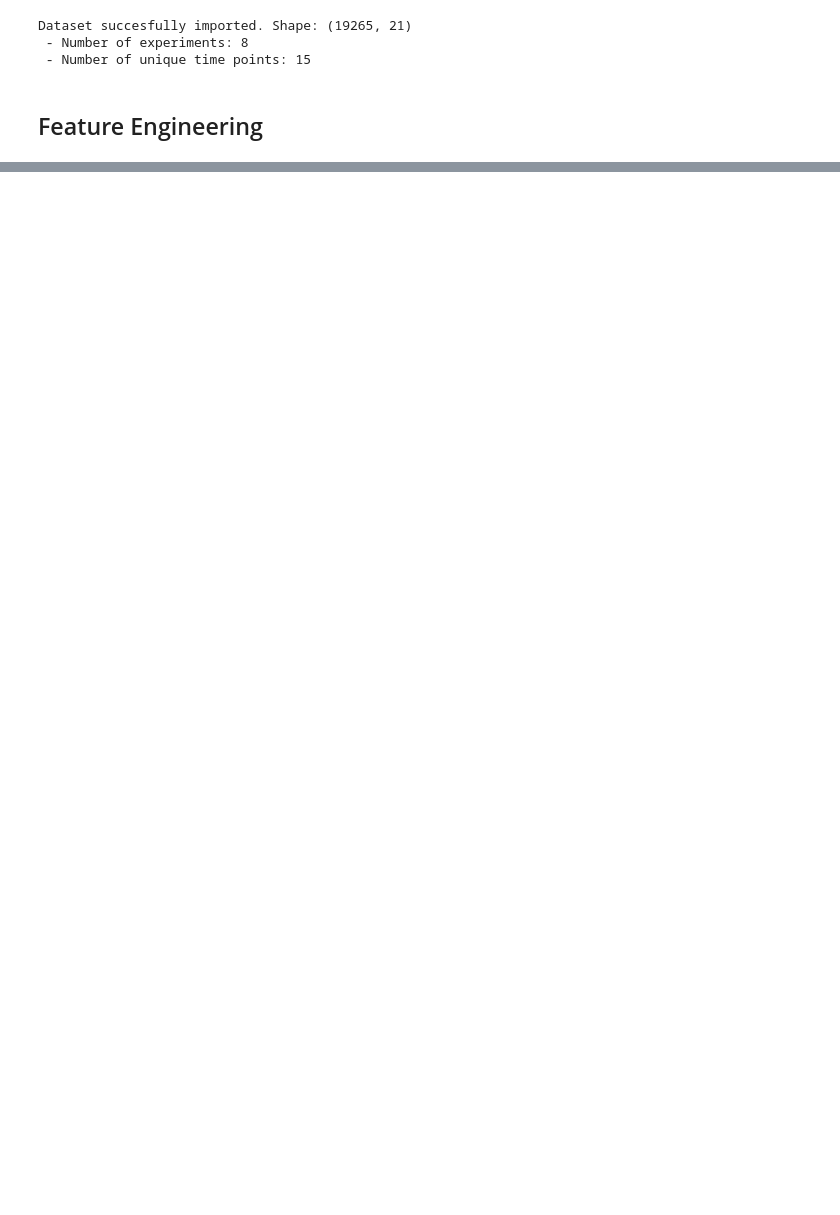
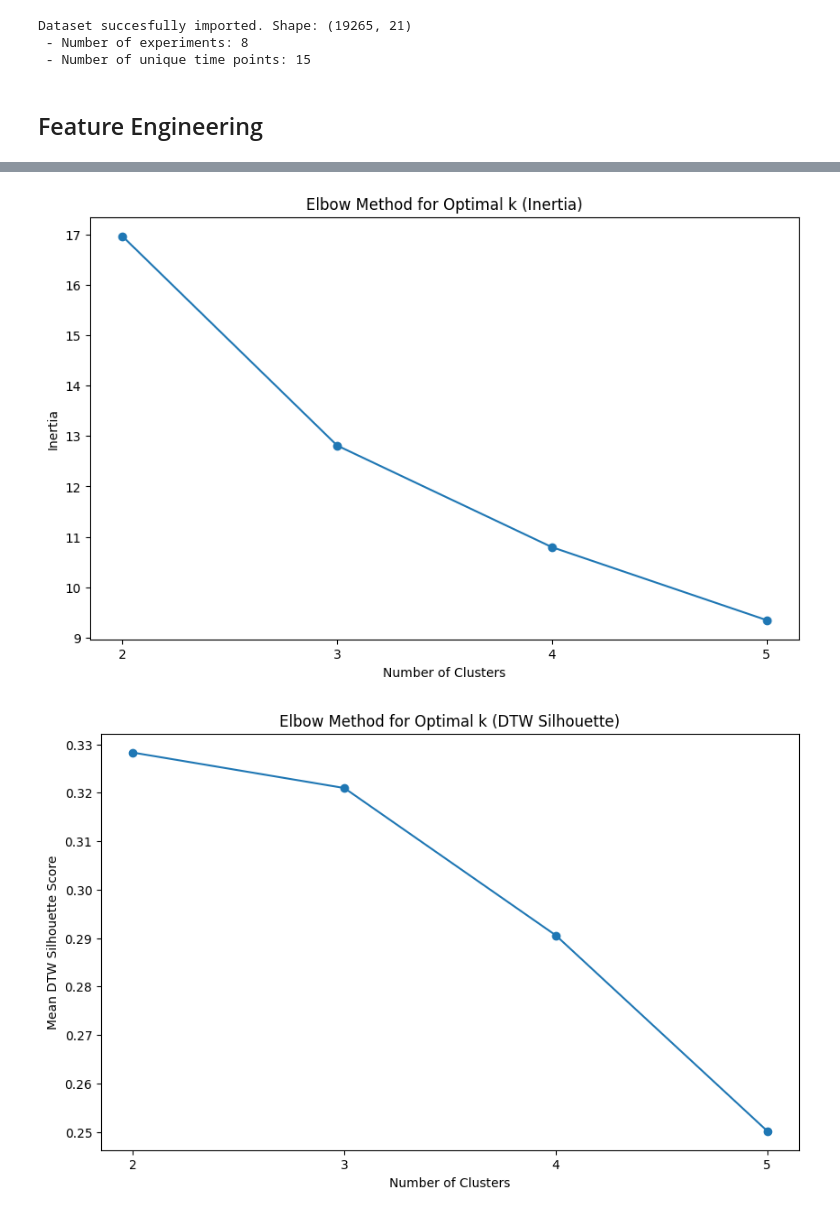
Before and after one commit to ardaergin/RadLab, a Jupyter notebook: clustering/cluster.ipynb, the cells around one changed output, grey strips where cells are left out. Cells and saved outputs as stored; diff of their text form; code cells hidden in the pictures; blank space fills up the shorter version.

```diff
--- a/clustering/cluster.ipynb
+++ b/clustering/cluster.ipynb
@@ -381,0 +666,78 @@ plt.show()
+# %%
+import pandas as pd
+import numpy as np
+from sklearn.preprocessing import RobustScaler
+from tslearn.clustering import TimeSeriesKMeans
+from tslearn.metrics import dtw
+import matplotlib.pyplot as plt
+
+# ... (Your data loading and preprocessing code)
+
+# Define the range of cluster numbers to test
+min_clusters = 2
+max_clusters = 5  # Or a suitable upper bound for your data
+inertias = []
+dtw_silhouette_scores = []
+grouped = df.groupby("ID")
+participant_ids = list(grouped.groups.keys())  # Ensure this matches the order used to build time_series_data
+id_to_index = {pid: i for i, pid in enumerate(participant_ids)}
+experiments = df['Experiment'].unique()
+
+for n_clusters in range(min_clusters, max_clusters + 1):
+    print("====================")
+    print("Number of clusters:", n_clusters)
+
+    # Clustering
+    model = TimeSeriesKMeans(n_clusters=n_clusters, metric="dtw", random_state=0)
+    labels = model.fit_predict(time_series_data)
+    inertias.append(model.inertia_) # Inertia is the sum of squared distances to the nearest cluster center.
+
+    # Adding labels to the original DataFrame for analysis:
+    df["cluster"] = df["ID"].map(dict(zip(grouped.groups.keys(), labels)))
+
+    #DTW Silhouette
+    dtw_silhouette_exp = []
+    for exp in experiments:
+        # Get participant IDs belonging to this experiment
+        exp_ids = df.loc[df['Experiment'] == exp, 'ID'].unique()
+
+        # Extract their original time series directly from df, no padding
+        participant_series = []
+        exp_labels = []
+
+        for pid in exp_ids:
+            # Extract participant's original data (sorted by time)
+            p_data = df[df['ID'] == pid].sort_values('time')[feature_columns].values
+
+            # Remove any rows that contain NaNs if present
+            p_data = p_data[~np.isnan(p_data).any(axis=1)]
+
+            if len(p_data) == 0:
+                continue
+
+            participant_series.append(p_data)
+            p_index = id_to_index[pid]
+            exp_labels.append(labels[p_index])
+
+        dtw_sil = dtw_silhouette_score(participant_series, np.array(exp_labels))
+        dtw_silhouette_exp.append(dtw_sil)
+    dtw_silhouette_scores.append(np.nanmean(dtw_silhouette_exp))
+
+# Plot the elbow method (Inertia)
+plt.figure(figsize=(10, 6))
+plt.plot(range(min_clusters, max_clusters + 1), inertias, marker='o')
+plt.xlabel('Number of Clusters')
+plt.ylabel('Inertia')
+plt.title('Elbow Method for Optimal k (Inertia)')
+plt.xticks(range(min_clusters, max_clusters + 1))
+plt.show()
+
+#Plot the elbow method (DTW Silhouette)
+plt.figure(figsize=(10, 6))
+plt.plot(range(min_clusters, max_clusters + 1), dtw_silhouette_scores, marker='o')
+plt.xlabel('Number of Clusters')
+plt.ylabel('Mean DTW Silhouette Score')
+plt.title('Elbow Method for Optimal k (DTW Silhouette)')
+plt.xticks(range(min_clusters, max_clusters + 1))
+plt.show()
+# %% [output]
@@ -381,0 +752,2 @@ plt.show()
+[figure, added]
+[figure, added]
```
Also changed, not shown: parts of 18 cells of this notebook, 2 other files.
